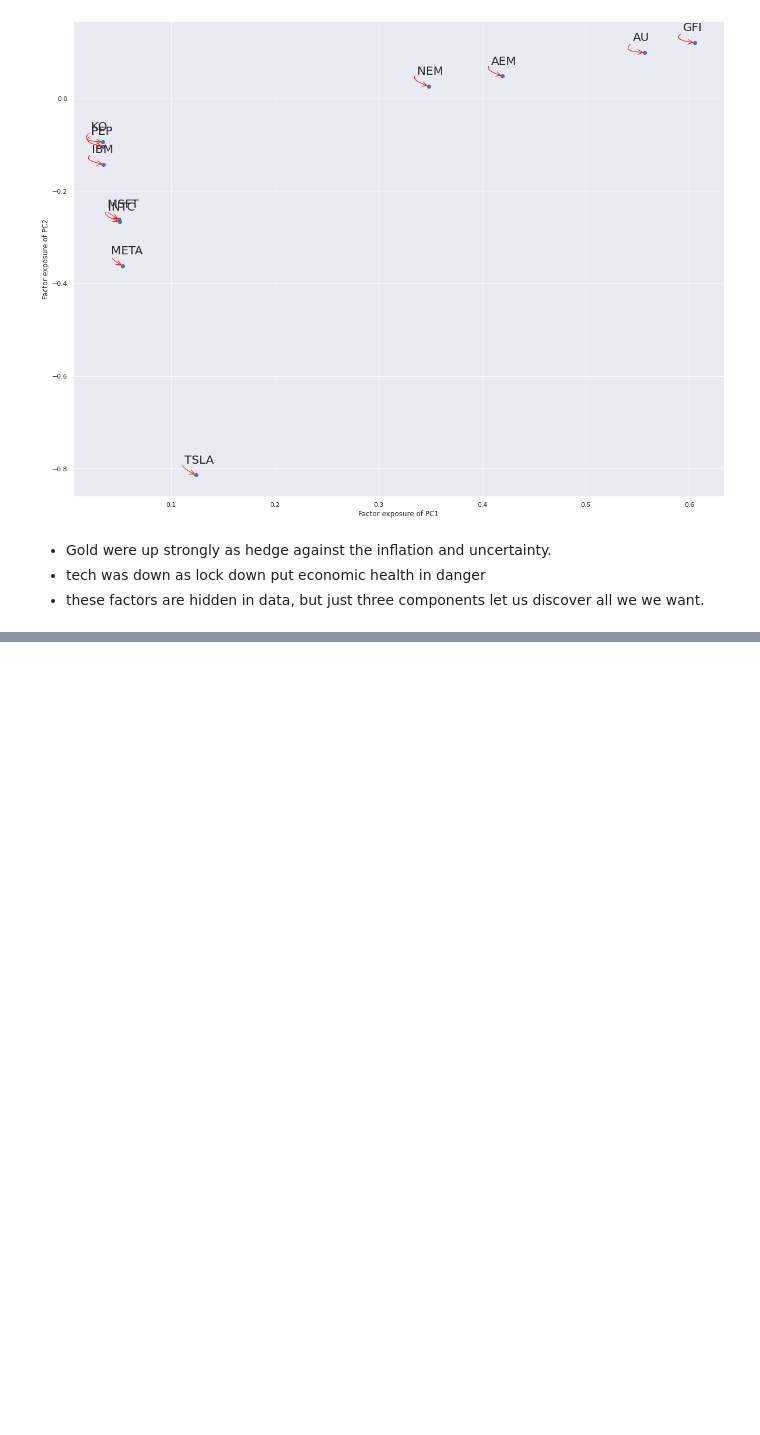
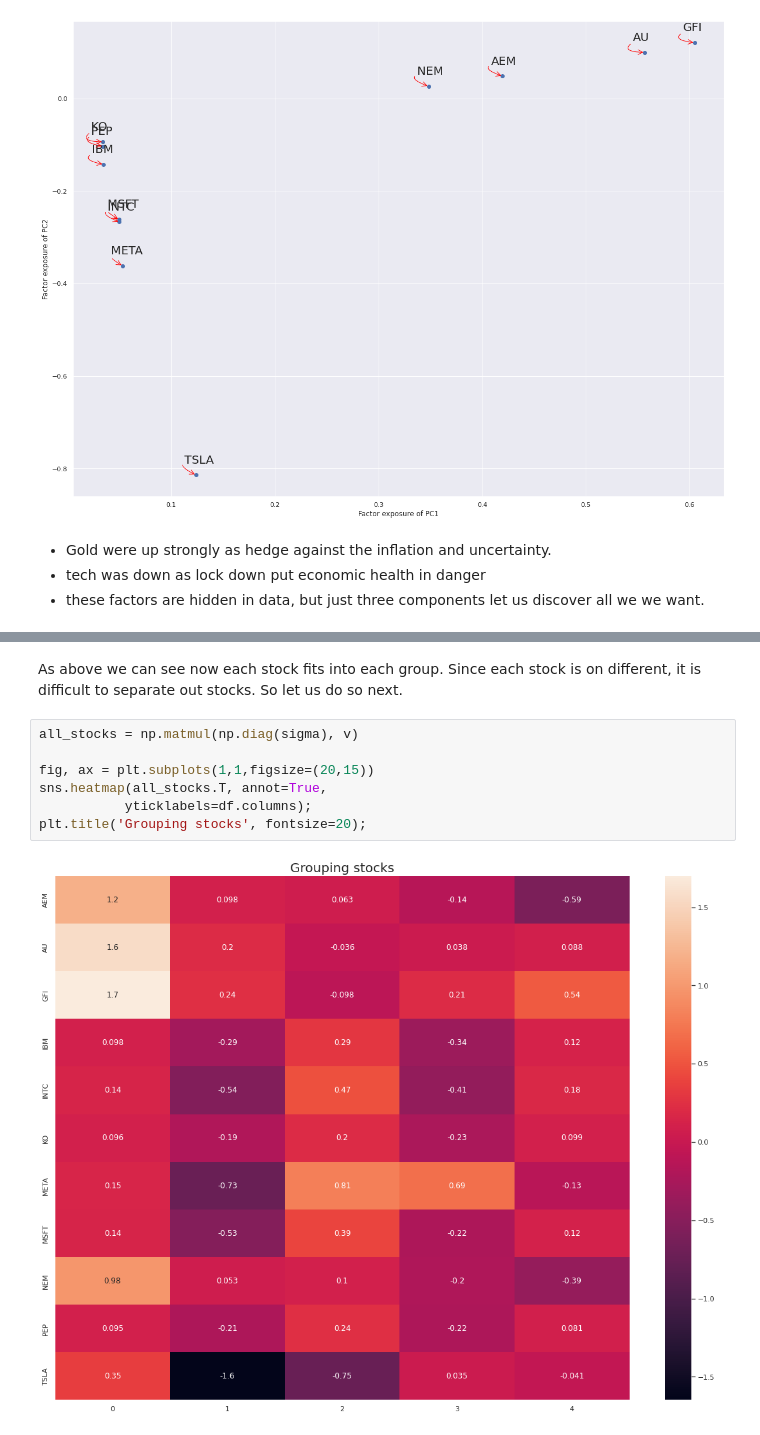
Before and after one commit to bhavinmoriya/Python-for-Financial-Analysis-and-Algorithmic-Trading, a Jupyter notebook: singular-value-decomposition-in-finance.ipynb, the cells around one changed output, grey strips where cells are left out. Drawn from its saved outputs; the diff is of its cells as text; blank space fills up the shorter version.

```diff
--- a/singular-value-decomposition-in-finance.ipynb
+++ b/singular-value-decomposition-in-finance.ipynb
@@ -272,0 +305,11 @@ a, b = prin_cmp_analysis(df_return, 5)
+# %% [markdown]
+As above we can see now each stock fits into each group. Since each stock is on different, it is difficult to separate out stocks. So let us do so next.
+# %%
+all_stocks = np.matmul(np.diag(sigma), v)
+
+fig, ax = plt.subplots(1,1,figsize=(20,15))
+sns.heatmap(all_stocks.T, annot=True,
+           yticklabels=df.columns);
+plt.title('Grouping stocks', fontsize=20);
+# %% [output]
+[figure, added]
```
Also changed, not shown: parts of 11 cells of this notebook.
